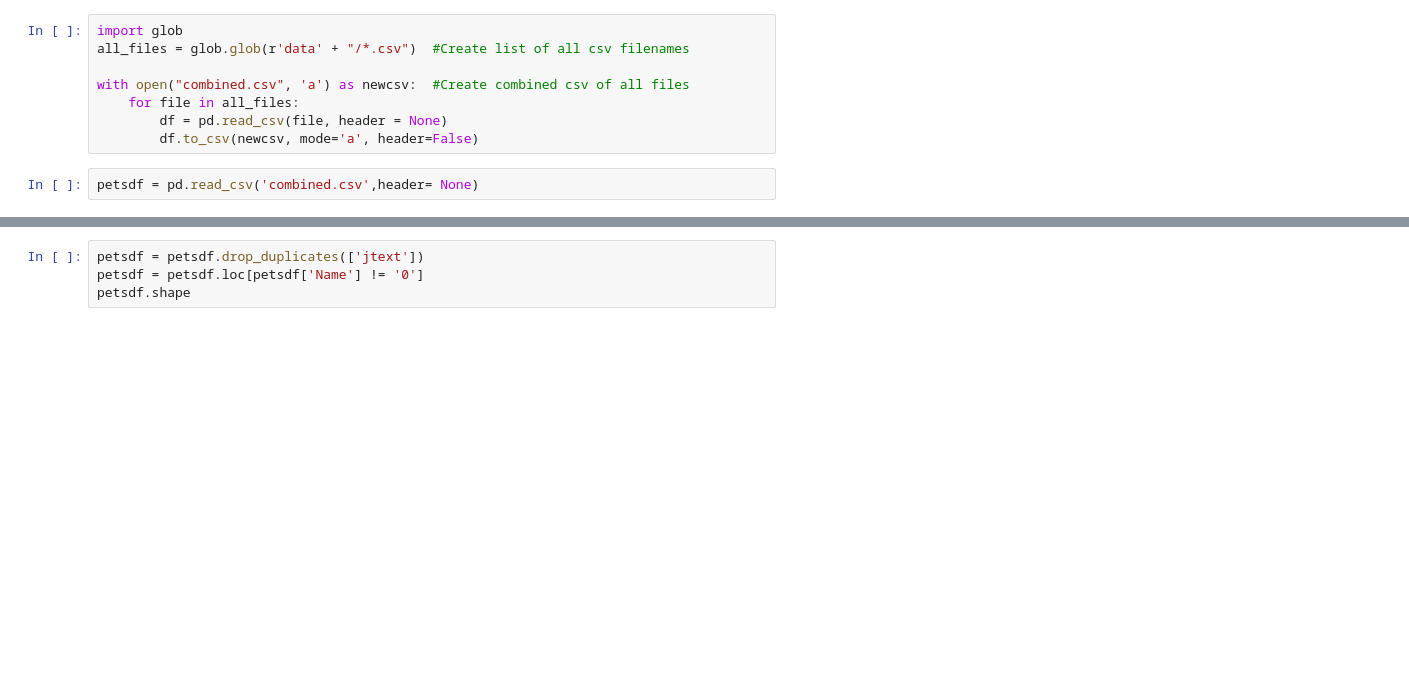
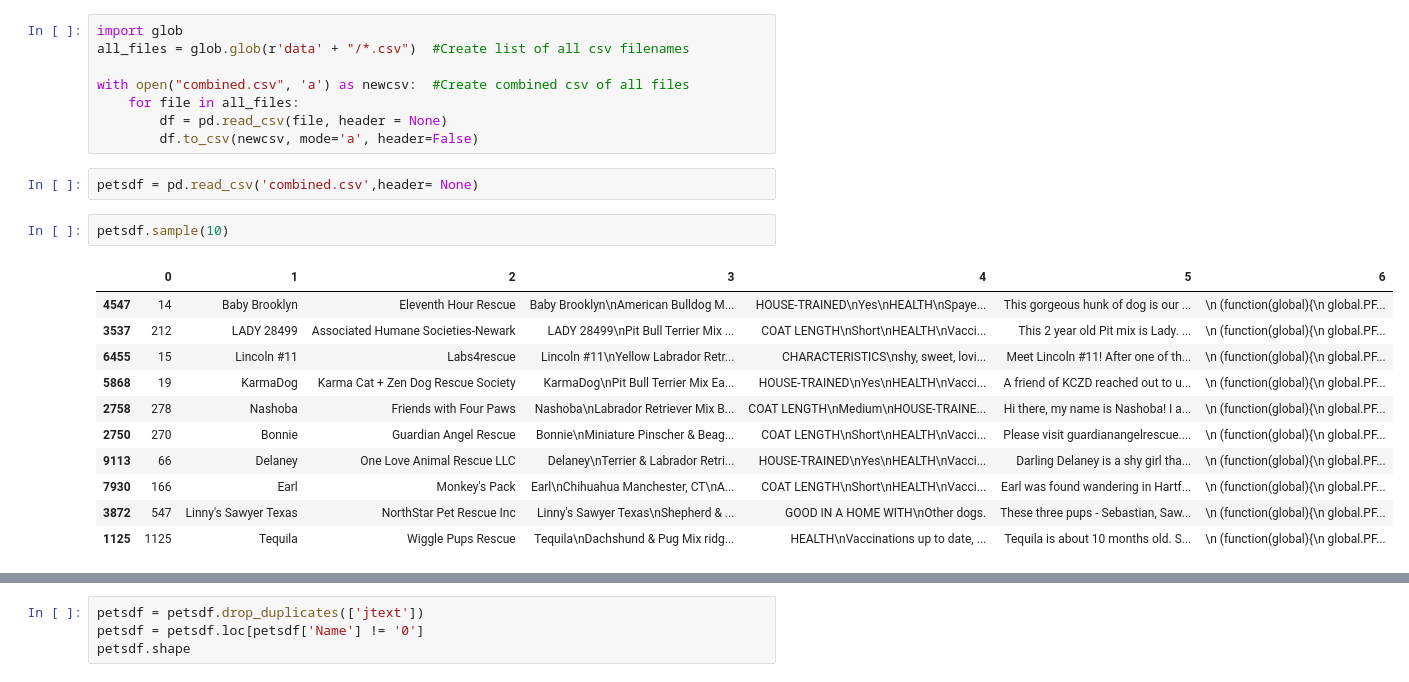
Before and after one commit to dezzibelle/Petfinder_WebscrapingSelenium, a Jupyter notebook: Clean_Data.ipynb, the cells around one changed output, grey strips where cells are left out. Cells and saved outputs as stored; diff of their text form; blank space fills up the shorter version.

```diff
--- a/Clean_Data.ipynb
+++ b/Clean_Data.ipynb
@@ -14,4 +14,18 @@ with open("combined.csv", 'a') as newcsv:  #Create combined csv of all files
         df.to_csv(newcsv, mode='a', header=False)
 # %%
 petsdf = pd.read_csv('combined.csv',header= None)
+# %%
+petsdf.sample(10)
+# %% [output]
+|  | 0 | 1 | 2 | 3 | 4 | 5 | 6 |
+| 4547 | 14 | Baby Brooklyn | Eleventh Hour Rescue | Baby Brooklyn\nAmerican Bulldog M... | HOUSE-TRAINED\nYes\nHEALTH\nSpaye... | This gorgeous hunk of dog is our ... | \n (function(global){\n global.PF... |
+| 3537 | 212 | LADY 28499 | Associated Humane Societies-Newark | LADY 28499\nPit Bull Terrier Mix ... | COAT LENGTH\nShort\nHEALTH\nVacci... | This 2 year old Pit mix is Lady. ... | \n (function(global){\n global.PF... |
+| 6455 | 15 | Lincoln #11 | Labs4rescue | Lincoln #11\nYellow Labrador Retr... | CHARACTERISTICS\nshy, sweet, lovi... | Meet Lincoln #11! After one of th... | \n (function(global){\n global.PF... |
+| 5868 | 19 | KarmaDog | Karma Cat + Zen Dog Rescue Society | KarmaDog\nPit Bull Terrier Mix Ea... | HOUSE-TRAINED\nYes\nHEALTH\nVacci... | A friend of KCZD reached out to u... | \n (function(global){\n global.PF... |
+| 2758 | 278 | Nashoba | Friends with Four Paws | Nashoba\nLabrador Retriever Mix B... | COAT LENGTH\nMedium\nHOUSE-TRAINE... | Hi there, my name is Nashoba! I a... | \n (function(global){\n global.PF... |
+| 2750 | 270 | Bonnie | Guardian Angel Rescue | Bonnie\nMiniature Pinscher & Beag... | COAT LENGTH\nShort\nHEALTH\nVacci... | Please visit guardianangelrescue.... | \n (function(global){\n global.PF... |
+| 9113 | 66 | Delaney | One Love Animal Rescue LLC | Delaney\nTerrier & Labrador Retri... | HOUSE-TRAINED\nYes\nHEALTH\nVacci... | Darling Delaney is a shy girl tha... | \n (function(global){\n global.PF... |
+| 7930 | 166 | Earl | Monkey's Pack | Earl\nChihuahua Manchester, CT\nA... | COAT LENGTH\nShort\nHEALTH\nVacci... | Earl was found wandering in Hartf... | \n (function(global){\n global.PF... |
+| 3872 | 547 | Linny's Sawyer Texas | NorthStar Pet Rescue Inc | Linny's Sawyer Texas\nShepherd & ... | GOOD IN A HOME WITH\nOther dogs. | These three pups - Sebastian, Saw... | \n (function(global){\n global.PF... |
+| 1125 | 1125 | Tequila | Wiggle Pups Rescue | Tequila\nDachshund & Pug Mix ridg... | HEALTH\nVaccinations up to date, ... | Tequila is about 10 months old. S... | \n (function(global){\n global.PF... |
 # %%
```
Also changed, not shown: parts of 13 cells of this notebook, 11 other files.
